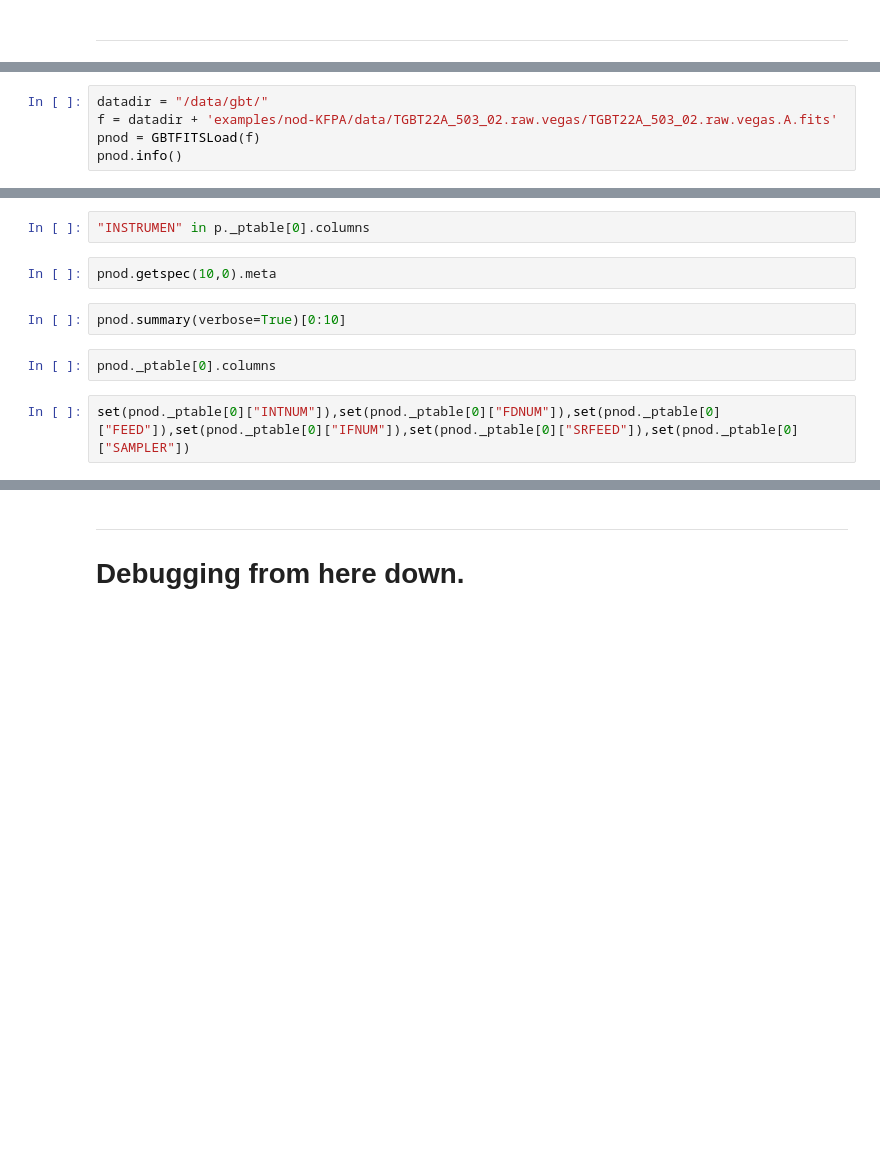
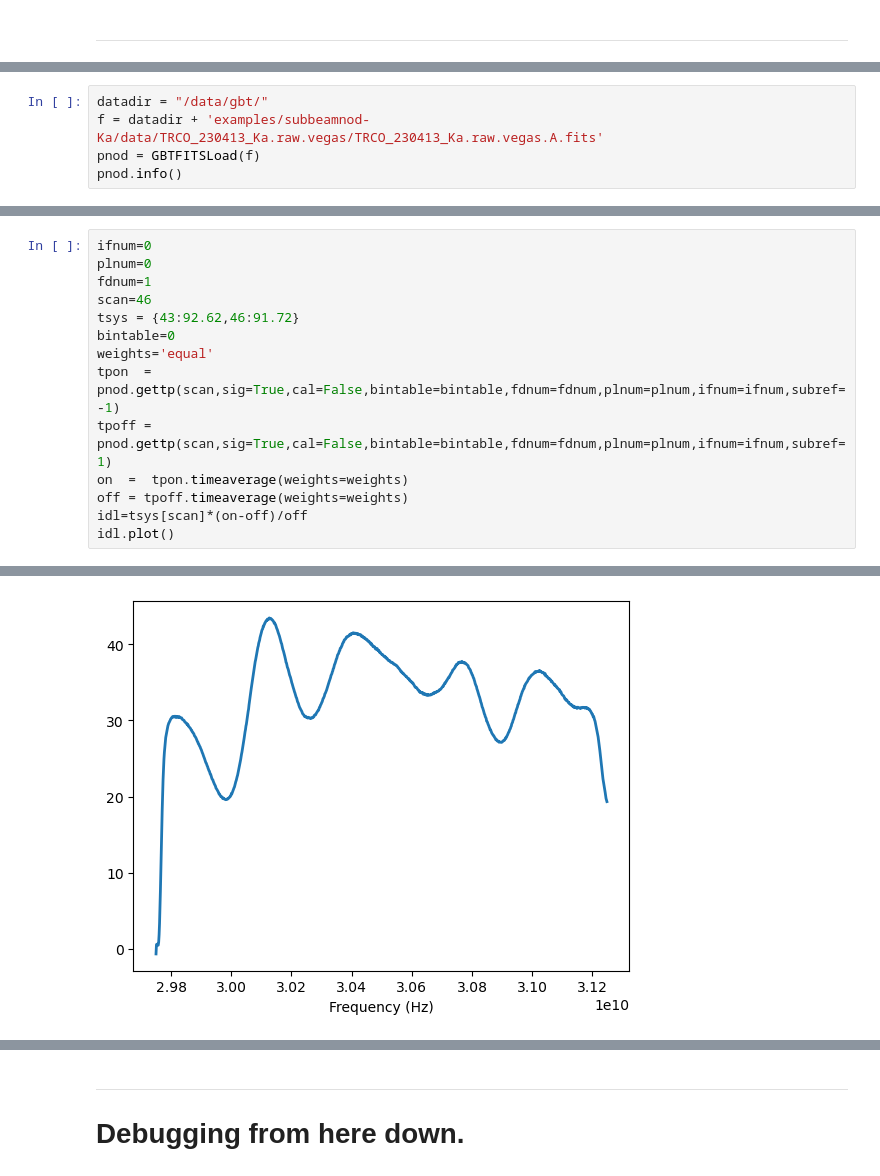
Before and after one commit to GreenBankObservatory/dysh, a Jupyter notebook: notebooks/test_sdfits.ipynb, the cells around one changed output, grey strips where cells are left out. Saved outputs shown, nothing was run; the diff lists cells and outputs as text; blank space fills up the shorter version.

```diff
--- a/notebooks/test_sdfits.ipynb
+++ b/notebooks/test_sdfits.ipynb
@@ -258,5 +135,5 @@ T_sys = 21.323187207113023
 # %%
 datadir = "/data/gbt/"
-f = datadir + 'examples/nod-KFPA/data/TGBT22A_503_02.raw.vegas/TGBT22A_503_02.raw.vegas.A.fits'
+f = datadir + 'examples/subbeamnod-Ka/data/TRCO_230413_Ka.raw.vegas/TRCO_230413_Ka.raw.vegas.A.fits'
 pnod = GBTFITSLoad(f)
 pnod.info()
@@ -265,10 +147,15 @@ p._hdu[1].header
-# %%
-"INSTRUMEN" in p._ptable[0].columns
-# %%
-pnod.getspec(10,0).meta
-# %%
-pnod.summary(verbose=True)[0:10]
-# %%
-pnod._ptable[0].columns
-# %%
-set(pnod._ptable[0]["INTNUM"]),set(pnod._ptable[0]["FDNUM"]),set(pnod._ptable[0]["FEED"]),set(pnod._ptable[0]["IFNUM"]),set(pnod._ptable[0]["SRFEED"]),set(pnod._ptable[0]["SAMPLER"])
+# %%
+ifnum=0
+plnum=0
+fdnum=1
+scan=46
+tsys = {43:92.62,46:91.72}
+bintable=0
+weights='equal'
+tpon  = pnod.gettp(scan,sig=True,cal=False,bintable=bintable,fdnum=fdnum,plnum=plnum,ifnum=ifnum,subref=-1)
+tpoff = pnod.gettp(scan,sig=True,cal=False,bintable=bintable,fdnum=fdnum,plnum=plnum,ifnum=ifnum,subref=1)
+on  =  tpon.timeaverage(weights=weights)
+off = tpoff.timeaverage(weights=weights)
+idl=tsys[scan]*(on-off)/off
+idl.plot()
+# %% [output]
@@ -274,0 +180 @@ set(pnod._ptable[0]["INTNUM"]),set(pnod._ptable[0]["FDNUM"]),set(pnod._ptable[0]
+[figure, added]
```
Also changed, not shown: parts of 50 cells of this notebook, 3 other files.
